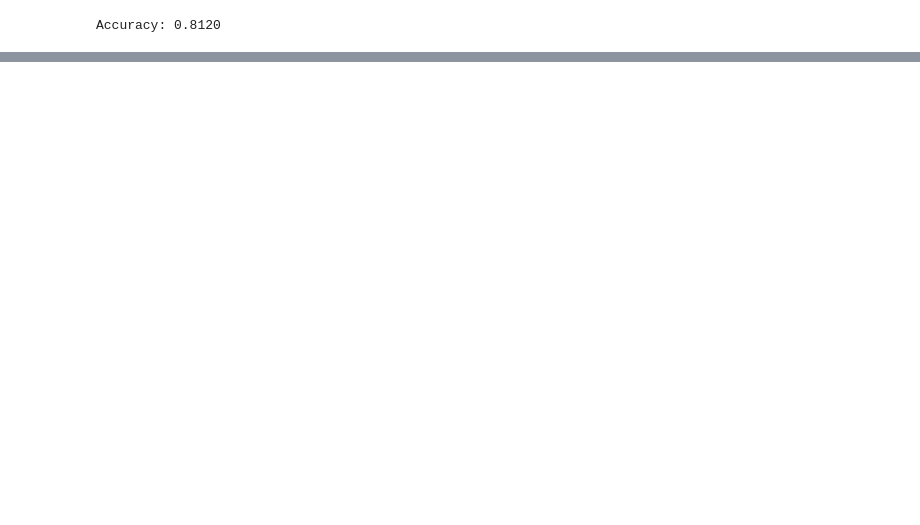
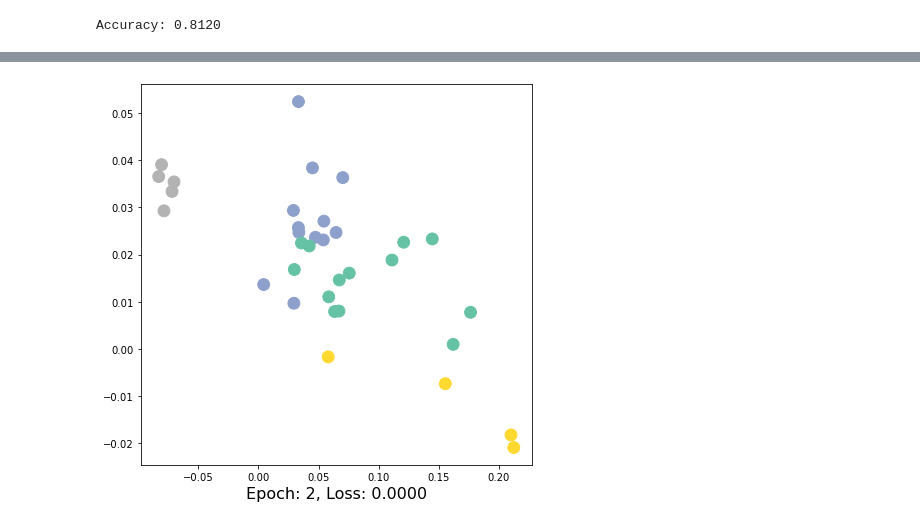
Before and after one commit to blokhinnv/gcn, a Jupyter notebook: pytorch-geometric/02_first_gnn.ipynb, the cells around one changed output, grey strips where cells are left out. Drawn from its saved outputs; the diff is of its cells as text; code cells hidden in the pictures; blank space fills up the shorter version.

```diff
--- a/pytorch-geometric/02_first_gnn.ipynb
+++ b/pytorch-geometric/02_first_gnn.ipynb
@@ -49,0 +75,6 @@ Accuracy: 0.8120
+# %%
+from torch_geometric.datasets import KarateClub
+dataset = KarateClub()
+g = dataset[0]
+describe_dataset(dataset)
+describe_graph(g)
@@ -49,0 +136,11 @@ Accuracy: 0.8120
+# %%
+model = GCN(
+    n_input=dataset.num_features,
+    n_hidden_layers=3,
+    n_hidden=4,
+    n_out=2,
+    n_classes=dataset.num_classes,
+    activation=torch.tanh,
+    dropout_p=0
+)
+print(model)
@@ -49,0 +156,14 @@ Accuracy: 0.8120
+# %%
+import matplotlib.pyplot as plt
+
+def visualize_embedding(h, color, epoch=None, loss=None):
+    fig, ax = plt.subplots(figsize=(7,7))
+    if epoch is not None and loss is not None:
+        ax.set_xlabel(f'Epoch: {epoch}, Loss: {loss.item():.4f}', fontsize=16)
+    h = h.detach().cpu().numpy()
+    ax.scatter(h[:, 0], h[:, 1], s=140, c=color, cmap="Set2")
+# %%
+_, embeddings = model(g.x, g.edge_index)
+visualize_embedding(embeddings, color=g.y, loss=torch.tensor([0]), epoch=2)
+# %% [output]
+[figure, added]
```
Also changed, not shown: parts of 7 cells of this notebook, 2 other files.
